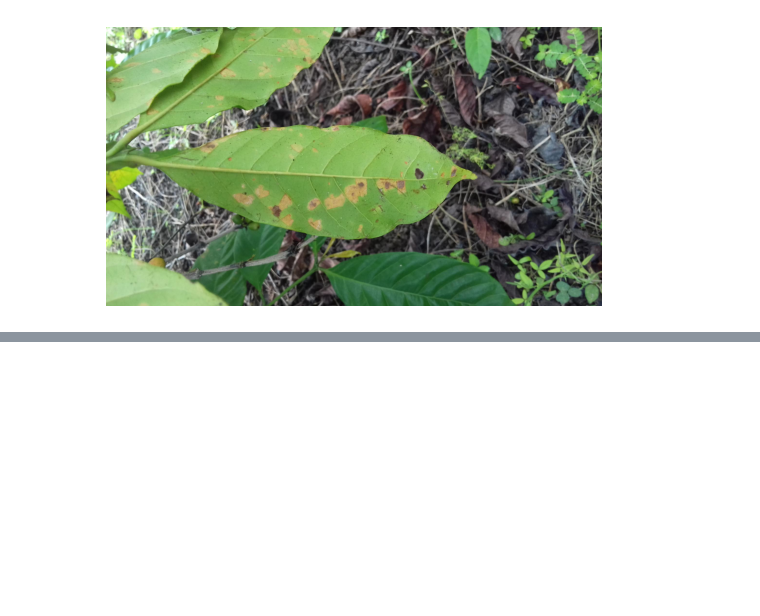
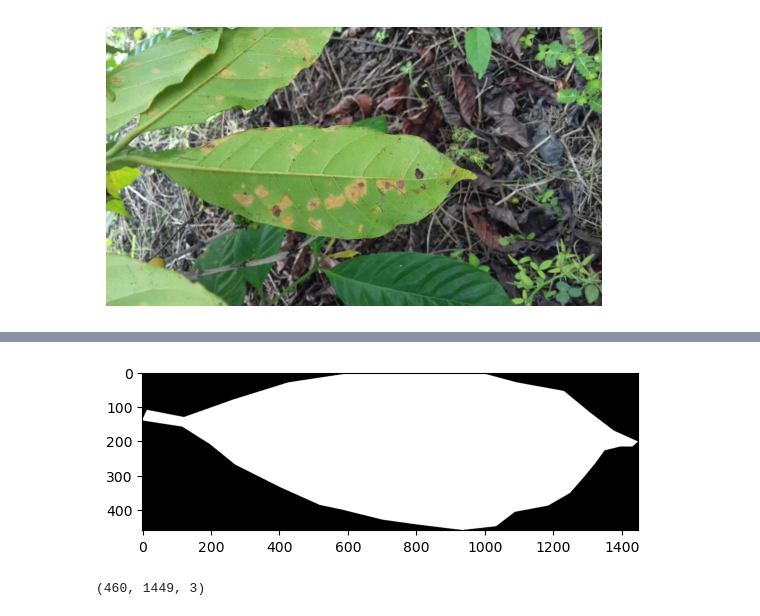
Before and after one commit to LindermanDgz/coffee-leaves-classification, a Jupyter notebook: coffee-leaves-classification.ipynb, the cells around one changed output, grey strips where cells are left out. Saved outputs shown, nothing was run; the diff lists cells and outputs as text; code cells hidden in the pictures; blank space fills up the shorter version.

```diff
--- a/coffee-leaves-classification.ipynb
+++ b/coffee-leaves-classification.ipynb
@@ -89,0 +156,5 @@ show_image(coffee_leaves[0].image_rgb)
+# %%
+plt.imshow(mask, cmap='gray')
+plt.show()
+# %% [output]
+[figure, added]
@@ -89,0 +163,4 @@ show_image(coffee_leaves[0].image_rgb)
+# %%
+roi.shape
+# %% [output]
+(460, 1449, 3)
```
Also changed, not shown: parts of 20 cells of this notebook.
